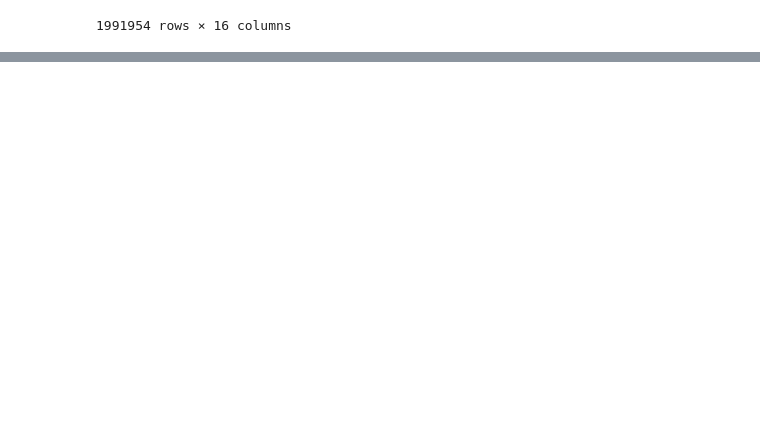
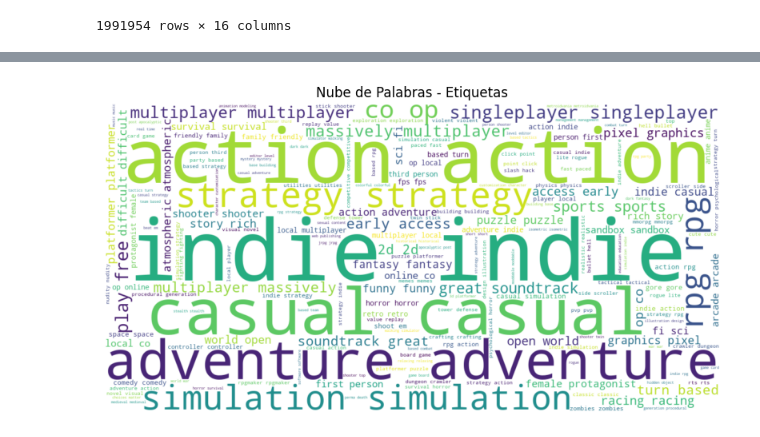
Before and after one commit to OvaR82/ProyectoHenry, a Jupyter notebook: ETL-EDA.ipynb, the cells around one changed output, grey strips where cells are left out. Saved outputs shown, nothing was run; the diff lists cells and outputs as text; code cells hidden in the pictures; blank space fills up the shorter version.

```diff
--- a/ETL-EDA.ipynb
+++ b/ETL-EDA.ipynb
@@ -314,4 +319,4 @@ steam_eda_reduc.reset_index(drop=True, inplace=True)
 # %%
-data_steam_final = data_steam_final.dropna(subset=['genres'])
-data_steam_final['genres'] = data_steam_final['genres'].replace('Design &amp; Illustration', 'Design & Illustration').replace('Animation &amp; Modeling', 'Animation & Modeling')
-data_steam_final['genres'].value_counts()
+steam_eda_reduc = steam_eda_reduc.dropna(subset=['genres'])
+steam_eda_reduc['genres'] = steam_eda_reduc['genres'].replace('Design &amp; Illustration', 'Design & Illustration').replace('Animation &amp; Modeling', 'Animation & Modeling')
+steam_eda_reduc['genres'].value_counts()
@@ -420,22 +443,24 @@ plt.show()
 # %%
 # Copiar el dataframe original para trabajar con una copia y no modificar los datos originales
 data_steam_copy = data_steam_final.copy()
 
 # Convertir la columna 'tags' al tipo de datos string si es necesario (omitir si ya es string)
 data_steam_copy['tags'] = data_steam_copy['tags'].astype(str)
 
 # Combine todas las etiquetas en un solo texto
 all_tags = ' '.join(data_steam_copy['tags']).lower()
 
 # Crear el objeto WordCloud con las configuraciones deseadas
-wordcloud = WordCloud(width=800, height=400, background_color='white', colormap='viridis').generate(all_tags)
+wordcloud = WordCloud(width=1200, height=600, background_color='white', colormap='viridis').generate(all_tags)
 
 # Visualizar el gráfico de nubes de palabras
 plt.figure(figsize=(10, 5))
 plt.imshow(wordcloud, interpolation='bilinear')
 plt.axis('off')
 plt.title('Nube de Palabras - Etiquetas')
 plt.show()
+# %% [output]
+[figure, added]
 # %%
 # Convertir la columna 'tags' al tipo de datos string si es necesario (omitir si ya es string)
 data_steam_copy['genres'] = data_steam_copy['genres'].astype(str)
```
Also changed, not shown: parts of 4 cells of this notebook.
